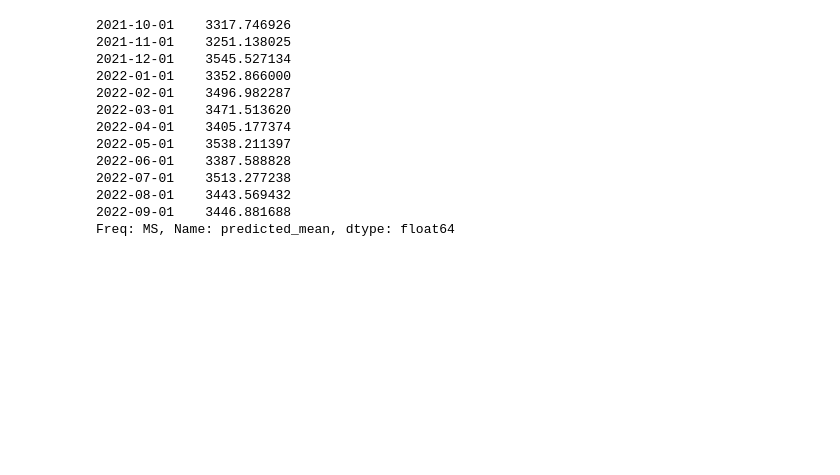
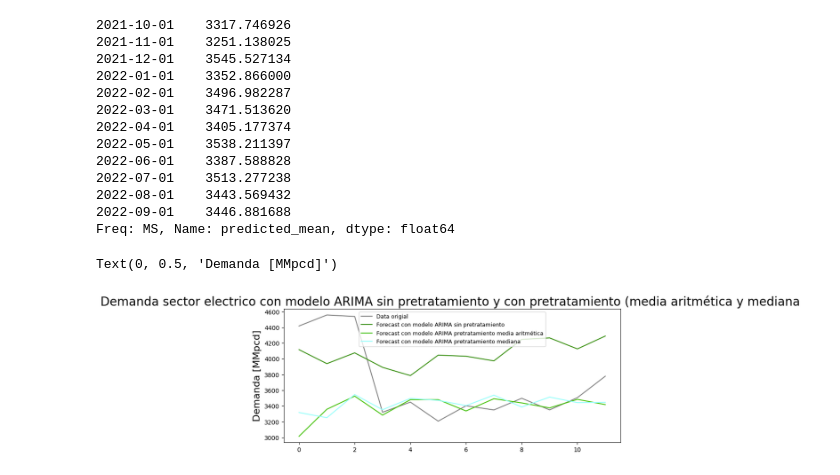
Before and after one commit to Sergio-Ibarra-1795/MIS_Tesis_GitHub, a Jupyter notebook: Demanda_electrico_LSTM_full.ipynb, the cells around one changed output. Saved outputs shown, nothing was run; the diff lists cells and outputs as text; code cells hidden in the pictures; blank space fills up the shorter version.

```diff
--- a/Demanda_electrico_LSTM_full.ipynb
+++ b/Demanda_electrico_LSTM_full.ipynb
@@ -1557,3 +1557,24 @@ print(predictions_model_ARIMA_electrico_tratamiento_mediana)
 2022-08-01    3443.569432
 2022-09-01    3446.881688
 Freq: MS, Name: predicted_mean, dtype: float64
+# %%
+##Ploting the predicitons vs the test_data
+plt.figure(figsize =(10,4))
+plt.plot(demanda_electrico_original_test_data['Demanded_Gas'].values, color='gray')
+
+
+plt.plot(predictions_model_ARIMA_electrico_original.values, color='#368E0B')
+
+plt.plot(predictions_model_ARIMA_electrico_tratamiento_media.values,color='#43C104')
+plt.plot(predictions_model_ARIMA_electrico_tratamiento_mediana.values, color='#97FEFB')
+
+
+plt.legend(('Data', 'Predictions'), fontsize=16)
+
+plt.legend(('Data origial','Forecast con modelo ARIMA sin pretratamiento','Forecast con modelo ARIMA pretratamiento media aritmética', 'Forecast con modelo ARIMA pretratamiento mediana'), fontsize=9)
+
+plt.title('Demanda sector electrico con modelo ARIMA sin pretratamiento y con pretratamiento (media aritmética y mediana ', fontsize=20)
+plt.ylabel('Demanda [MMpcd]', fontsize=16)
+# %% [output]
+Text(0, 0.5, 'Demanda [MMpcd]')
+[figure, added]
```
Also changed, not shown: parts of 38 cells of this notebook.
